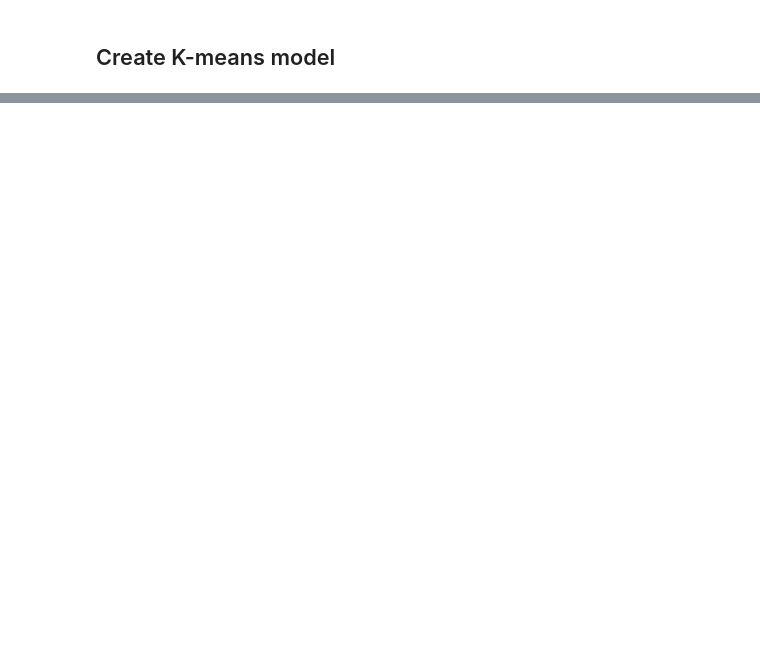
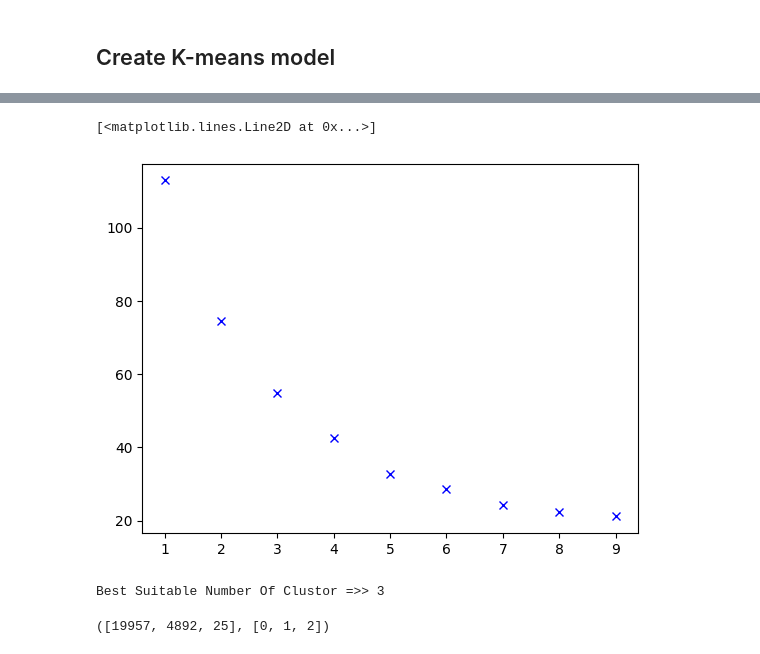
Before and after one commit to surjkhanal/Customer-Segmentation, a Jupyter notebook: Customer_Segmentation.ipynb, the cells around one changed output, grey strips where cells are left out. Saved outputs shown, nothing was run; the diff lists cells and outputs as text; code cells hidden in the pictures; blank space fills up the shorter version.

```diff
--- a/Customer_Segmentation.ipynb
+++ b/Customer_Segmentation.ipynb
@@ -401,3 +242,0 @@ array([[1.01496335e+00, 1.15284613e-03, 7.65510085e+01, 7.00601007e-01,
-# %%
-add_points = np.append(add_points, [[0], [1], [2], [3]], axis=1)
-customers["clusters"] = updated_kmeans_model.labels_
@@ -432,5 +242,0 @@ customers.head()
-# %%
-customers["is_center"] = 0
-centers_df["is_center"] = 1
-
-customers = customers.append(centers_df, ignore_index=True)
@@ -448,2 +242,0 @@ customers.tail()
-# %%
-customers["cluster_name"] = customers["clusters"].astype(str)
@@ -484,0 +243,25 @@ fig.show()
+# %%
+
+k=range(1,10)
+wss=[]
+for i in k:
+    kmeans=KMeans(n_clusters=i,init='k-means++')
+    kmeans=kmeans.fit(customers)
+    wss.append(sum(np.min(cdist(customers,kmeans.cluster_centers_,'euclidean'),axis=1))/customers.shape[0])
+# %%
+plt.plot(k,wss,'bx')
+# %% [output]
+[<matplotlib.lines.Line2D at 0x...>]
+[figure, added]
+# %%
+max=0
+n=1
+for i in range(2,10):
+    labels=KMeans(n_clusters=i,random_state=200).fit(data_scaled).labels_
+    score=metrics.silhouette_score(data_scaled,labels,metric='euclidean',sample_size=10000,random_state=200)
+    if score>max:
+        max,n=score,i
+
+print('Best Suitable Number Of Clustor =>>',n)
+# %% [output]
+Best Suitable Number Of Clustor =>> 3
@@ -484,0 +272,9 @@ fig.show()
+# %%
+size=[]
+name=[]
+for i in range(n):
+    size.append(customers[customers.Level==i].shape[0])
+    name.append(i)
+size,name
+# %% [output]
+([19957, 4892, 25], [0, 1, 2])
```
Also changed, not shown: parts of 45 cells of this notebook.
